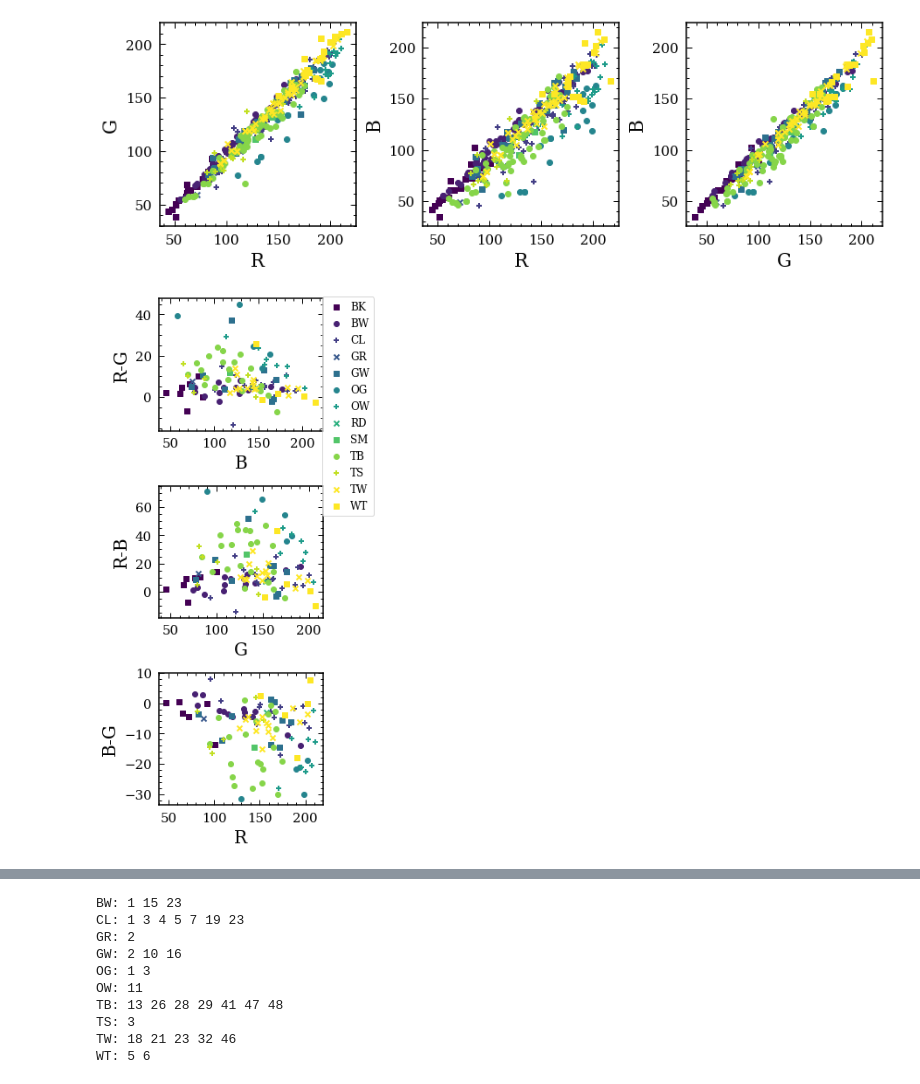
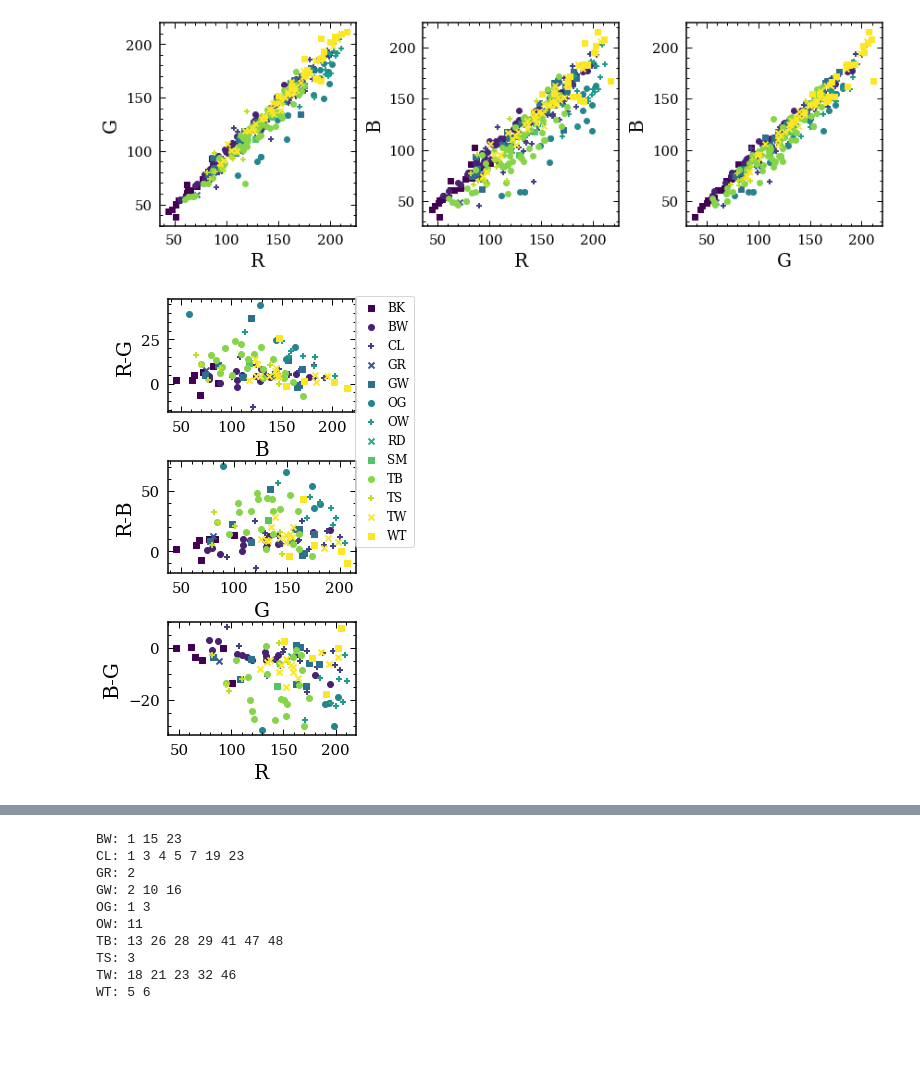
Before and after one commit to lcmayor/floofy-fluxuations, a Jupyter notebook: CatPhases.ipynb, the cells around one changed output, grey strips where cells are left out. Cells and saved outputs as stored; diff of their text form; code cells hidden in the pictures; blank space fills up the shorter version.

```diff
--- a/CatPhases.ipynb
+++ b/CatPhases.ipynb
@@ -11,11 +11,17 @@ import matplotlib.pyplot as plt
 from PIL import Image
 from skimage.io import imread, imshow
 from skimage import img_as_ubyte
-#from catterplot import catter
+from create_linear_colormap import create_linear_colormap
+from sklearn.cluster import KMeans
+from sklearn.preprocessing import StandardScaler
+from scipy.spatial.distance import cdist
+
+from sklearn.metrics import silhouette_samples, silhouette_score
+
 context = {"font.family":'serif', "xtick.labelsize":15,
            "ytick.labelsize":15, "axes.labelsize":20, "legend.fontsize":12}
-
-loadPics = True
+cmap = create_linear_colormap(c1='white', c2="C1", c3='black')
+loadPics = False
 # %%
 if loadPics == True:
     files = np.sort(os.listdir('BG_removed_images/'))
@@ -130,36 +136,35 @@ with matplotlib.rc_context(context):
 # %%
 with matplotlib.rc_context(context):
     symbols = ['s', 'o', '+', 'x']
-    fig, ax = plt.subplots(3,1, figsize=(4.5,9))
+    fig, ax = plt.subplots(3,1, figsize=(4.5,7))
     for i,(subtype,color) in enumerate(zip(np.unique(df['type']),colors)):
         ax[0].scatter(df['B'][(df['type']==subtype) & (df['lon']==0)],
                       df['R'][(df['type']==subtype) & (df['lon']==0)]-
                       df['G'][(df['type']==subtype) & (df['lon']==0)],
                       color=color, marker=symbols[i%4], label=subtype)
     ax[0].set_ylabel('R-G')
     ax[0].set_xlabel('B')
 
     for i,(subtype,color) in enumerate(zip(np.unique(df['type']),colors)):
         ax[1].scatter(df['G'][(df['type']==subtype) & (df['lon']==0)],
                       df['R'][(df['type']==subtype) & (df['lon']==0)]-
                       df['B'][(df['type']==subtype) & (df['lon']==0)],
                       color=color, marker=symbols[i%4])
     ax[1].set_ylabel('R-B')
     ax[1].set_xlabel('G')
 
     for i,(subtype,color) in enumerate(zip(np.unique(df['type']),colors)):
         ax[2].scatter(df['R'][(df['type']==subtype) & (df['lon']==0)],
                       df['B'][(df['type']==subtype) & (df['lon']==0)]-
                       df['G'][(df['type']==subtype) & (df['lon']==0)],
                       color=color, marker=symbols[i%4])
     ax[2].set_ylabel('B-G')
     ax[2].set_xlabel('R')
     plt.tight_layout()
-    plt.subplots_adjust(left=0.2,right=0.78)
+    plt.subplots_adjust(left=0.2,right=0.78, hspace=0.43)
     fig.legend(bbox_to_anchor=[1,0.99], loc='upper right', handletextpad=0.3)
-
     plt.savefig('color_mag.png', format='png', bbox_to_inches='tight')
     plt.show()
     #color color of single category and viewing geometry
 # %% [output]
-[figure, old version]
+[figure, new version]
```
Also changed, not shown: parts of 5 cells of this notebook.
